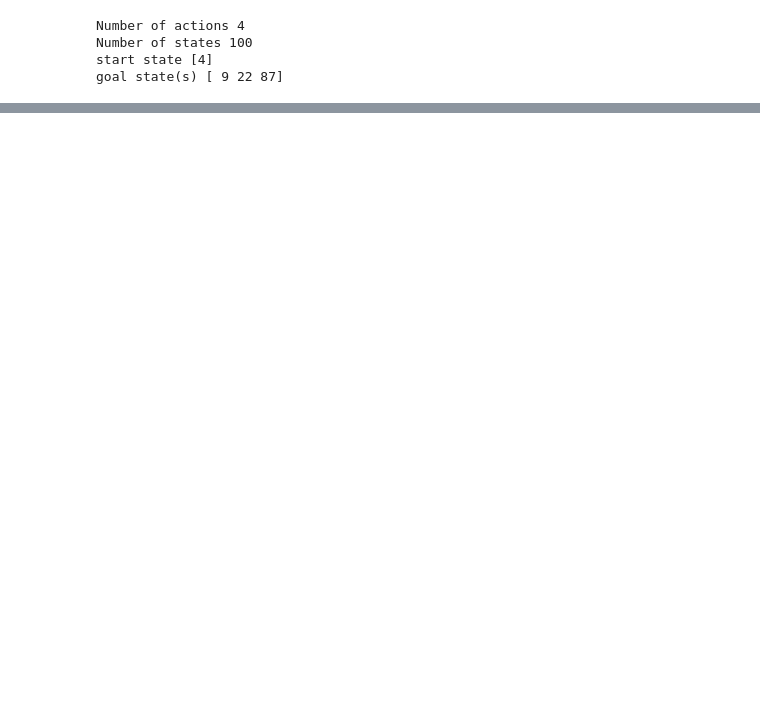
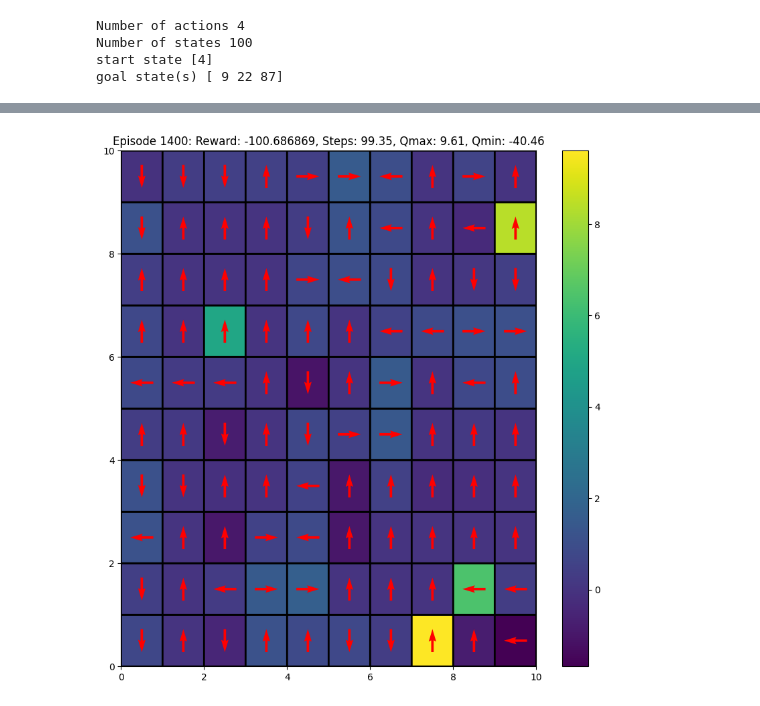
Before and after one commit to Heisenberg-2207/Programming-assignment, a Jupyter notebook: programming assignment 1/PA1.ipynb, the cells around one changed output, grey strips where cells are left out. Drawn from its saved outputs; the diff is of its cells as text; code cells hidden in the pictures; blank space fills up the shorter version.

Commit message:
qlearning

```diff
--- a/programming assignment 1/PA1.ipynb
+++ b/programming assignment 1/PA1.ipynb
@@ -120,0 +125,46 @@ Steps: 17, Total Reward: 0
+# %%
+print_freq = 100
+
+def qlearning(env, Q, gamma=0.9, plot_heat=False, choose_action=choose_action_softmax):
+    episode_rewards = np.zeros(episodes)
+    steps_to_completion = np.zeros(episodes)
+    if plot_heat:
+        clear_output(wait=True)
+        plot_Q(Q)
+    alpha = alpha0
+    for ep in tqdm(range(episodes)):
+        tot_reward, steps = 0, 0
+
+        # Reset environment
+        state = env.reset()
+        action = choose_action(Q, state)
+        done = False
+        while not done:
+            state_next, reward, done = env.step(state, action)
+            action_next = choose_action(Q, state_next)
+
+            # Update equation for SARSA
+            Q[state, action] += alpha * (reward + gamma * np.argmax(Q[state_next]) - Q[state, action])
+
+            tot_reward += reward
+            steps += 1
+
+            state, action = state_next, action_next
+
+            if state in env.goal_states_seq:
+                break
+
+        episode_rewards[ep] = tot_reward
+        steps_to_completion[ep] = steps
+
+        if (ep+1) % print_freq == 0 and plot_heat:
+            clear_output(wait=True)
+            plot_Q(Q, message="Episode %d: Reward: %f, Steps: %.2f, Qmax: %.2f, Qmin: %.2f" % (ep+1, np.mean(episode_rewards[ep-print_freq+1:ep]),
+                                                                                             np.mean(steps_to_completion[ep-print_freq+1:ep]),
+                                                                                             Q.max(), Q.min()))
+
+    return Q, episode_rewards, steps_to_completion
+# %%
+Q, rewards, steps = qlearning(env, Q, gamma = gamma, plot_heat=True, choose_action= choose_action_softmax)
+# %% [output]
+[figure, added]
```
Also changed, not shown: parts of 6 cells of this notebook.
